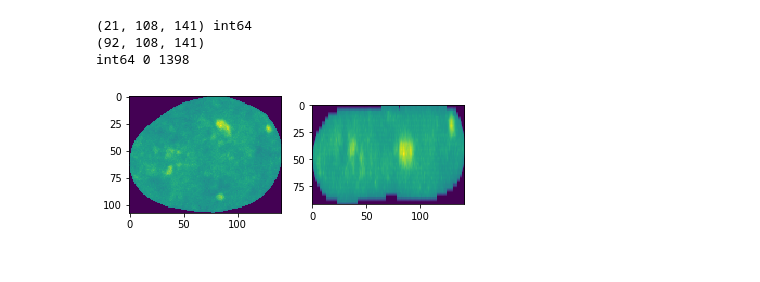
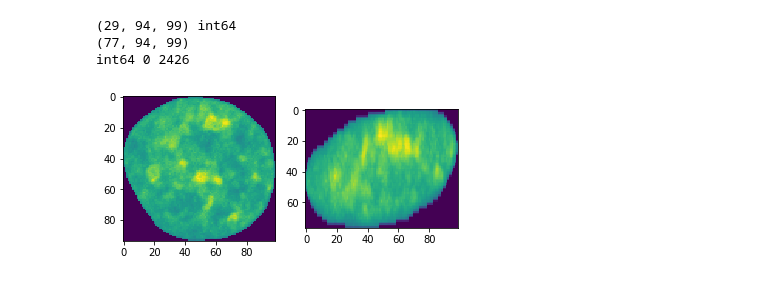
Before and after one commit to AllenInstitute/qcb-analysis, a Jupyter notebook: data-scripts/misc/inspect_nucleus.ipynb, the cells around one changed output. Saved outputs shown, nothing was run; the diff lists cells and outputs as text; code cells hidden in the pictures.

```diff
--- a/data-scripts/misc/inspect_nucleus.ipynb
+++ b/data-scripts/misc/inspect_nucleus.ipynb
@@ -31,0 +57,9 @@ series_id: 0
+# %%
+raw_path = os.path.join(config_czi["raw_path"],config_czi["raw_name"])
+position_id = np.random.randint(len(config_czi["position"]))
+seg_name = os.path.join(config_czi["seg_path"],config_czi["position"][position_id]["name"])
+if config_czi["modality"] == 880:
+    series_id = 0
+else:
+    series_id = int(seg_name.split("Scene")[1].split("-")[1]) - 1
+print("series_id:", series_id)
@@ -34,7 +70,7 @@ img_seg_all = skio.imread(seg_name)
 img_seg_all[ 0,:,:] = 0
 img_seg_all[-1,:,:] = 0
 nz, ny, nx = img_seg_all.shape
-img_raw = get_stack_from_series_id(czi_path=raw_path, channel=0, series_id=0, dim=(nz,ny,nx))
+img_raw = get_stack_from_series_id(czi_path=raw_path, channel=0, series_id=series_id, dim=(nz,ny,nx))
 plt.imshow(img_raw.max(axis=0))
 # %% [output]
 <matplotlib.image.AxesImage at 0x...>
@@ -42,7 +78,9 @@ plt.imshow(img_raw.max(axis=0))
 # %%
-img_seg_all_dtype = img_seg_all.dtype
-#img_seg_all = resize(image=img_seg_all, output_shape=(nz,2*ny,2*nx), order=0, preserve_range=True, anti_aliasing=False, mode="constant")
-img_seg_all = img_seg_all.astype(img_seg_all_dtype)
+scale_factor = config_czi["xy_upsample_seg"]
+if scale_factor > 1:
+    img_seg_all_dtype = img_seg_all.dtype
+    img_seg_all = resize(image=img_seg_all, output_shape=(nz,scale_factor*ny,scale_factor*nx), order=0, preserve_range=True, anti_aliasing=False, mode="constant")
+    img_seg_all = img_seg_all.astype(img_seg_all_dtype)
 plt.imshow(img_seg_all.mean(axis=0))
 # %% [output]
 <matplotlib.image.AxesImage at 0x...>
@@ -50,5 +88,6 @@ plt.imshow(img_seg_all.mean(axis=0))
 # %%
-cell_id = 8
+cell_id = np.random.choice(config_czi["position"][position_id]["cell_id"], size=1)
+print(cell_id)
 img_seg = img_seg_all.copy()
 img_seg[img_seg!=cell_id] = 0
 img_seg[img_seg==cell_id] = 1
@@ -89,18 +129,18 @@ plt.imshow(img_raw_crop.max(axis=1))
 # %%
 nz_crop, ny_crop, nx_crop = img_raw_crop.shape
-nz_crop_new = np.int((0.22/0.05)*nz_crop)
+nz_crop_new = np.int((config_czi["pixel_size_z"]/config_czi["pixel_size_xy"])*nz_crop)
 print(img_raw_crop.shape, img_raw_crop.dtype)
 img_raw_crop_resize = resize(image=img_raw_crop, output_shape=(nz_crop_new,ny_crop,nx_crop), preserve_range=True, anti_aliasing=True, mode="constant")
 img_raw_crop_resize = img_raw_crop_resize.astype(np.int64)
 print(img_raw_crop_resize.shape)
 print(img_raw_crop_resize.dtype,img_raw_crop_resize.min(),img_raw_crop_resize.max())
 fig, ax = plt.subplots(nrows=1,ncols=2)
 ax[0].imshow(img_raw_crop_resize.max(axis=0))
 ax[1].imshow(img_raw_crop_resize.max(axis=1))
 
 img_input = img_raw_crop_resize
 # %% [output]
-(21, 108, 141) int64
-(92, 108, 141)
-int64 0 1398
+(29, 94, 99) int64
+(77, 94, 99)
+int64 0 2426
-[figure, old version]
+[figure, new version]
```
Also changed, not shown: parts of 14 cells of this notebook, 9 other files.
